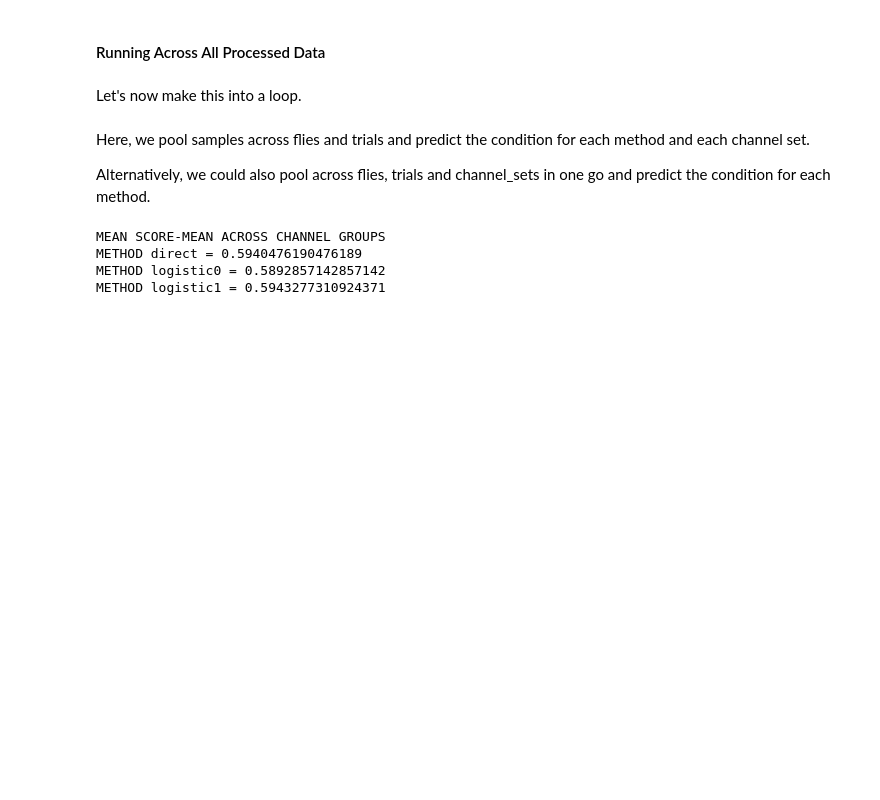
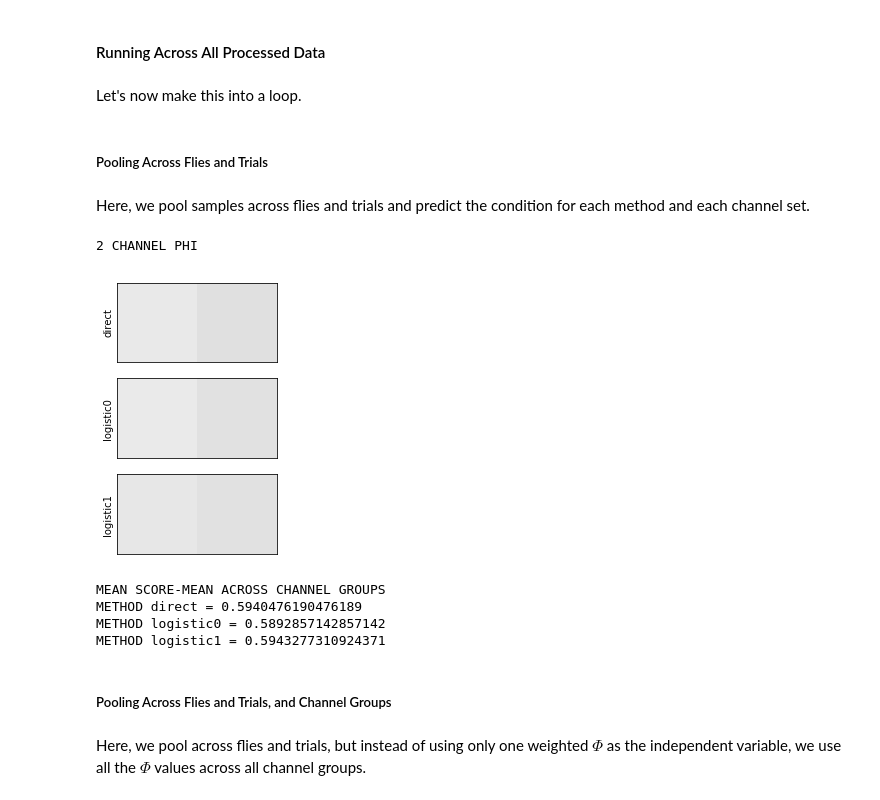
Before and after one commit to wjmn/logistic_phi, a Jupyter notebook: notebooks/exploratory.ipynb, the cells around one changed output. Drawn from its saved outputs; the diff is of its cells as text; code cells hidden in the pictures; blank space fills up the shorter version.

```diff
--- a/notebooks/exploratory.ipynb
+++ b/notebooks/exploratory.ipynb
@@ -568,7 +568,7 @@ def calculate_phis(data, n_test_channels, method, **kwargs):
 # %% [markdown]
 Let's examine one channel group's data.
 # %%
-test_ch_group = sio.loadmat("../data/processed/phis/PHI_2_METHOD_logistic1_CHS_0-1.mat")
+test_ch_group = sio.loadmat("../data/processed/phis/PHI_2_METHOD_logistic1_CHS_0-2.mat")
 # %%
 test_ch_group_results = test_ch_group["ch_group_results"]
 # %%
@@ -748,10 +748,10 @@ np.where(ys_test == ys_predicted, 1, 0).sum() / n_test
 #### Running Across All Processed Data
 # %% [markdown]
 Let's now make this into a loop.
+# %% [markdown]
+##### Pooling Across Flies and Trials
 # %% [markdown]
 Here, we pool samples across flies and trials and predict the condition for each method and each channel set.
-
-Alternatively, we could also pool across flies, trials and channel_sets in one go and predict the condition for each method.
 # %%
 decoding_results = []
 
@@ -759,8 +759,10 @@ glob_str = "../data/processed/phis/PHI_*.mat"
 
 for filename in glob.glob(glob_str):
     method = re.search(r".*METHOD_(.*?)_.*", filename).group(1)
+    ch_set = int(re.search(r".*CHSET_(.*?)_.*", filename).group(1))
     ch_str = filename.split("CHS_")[-1]
     ch_group = tuple(map(int, re.findall(r"\d+", ch_str)))
+    ch_num = len(ch_group)
 
     file_results = sio.loadmat(filename)
     data = file_results["ch_group_results"]
@@ -788,6 +790,30 @@ for filename in glob.glob(glob_str):
     decoding_result["score_std"] = scores.std()
     decoding_result["method"] = method
     decoding_result["ch_group"] = ch_group
+    decoding_result["ch_num"] = ch_num
+    decoding_result["ch_set"] = ch_set
 
     decoding_results.append(decoding_result)
+# %%
+print("2 CHANNEL PHI")
+
+methods = list(set([d.get("method") for d in decoding_results]))
+n_methods = len(methods)
+ch_num = 2
+
+for result in decoding_results:
+    all_methods = np.zeros((n_methods, len(decoding_results) // n_methods))
+    for i, method in enumerate(methods):
+        method_means = [d.get("score_mean") for d in decoding_results if d.get("method") == method]
+        all_methods[i, :] = method_means
+
+for i_m in range(n_methods):
+    plt.subplot(n_methods, 1, i_m+1)
+    plt.imshow(all_methods[i_m, :].reshape(1, -1), vmin=0.5, vmax=1, cmap="Greys")
+    plt.ylabel(methods[i_m])
+    plt.yticks([])
+    plt.xticks([])
+# %% [output]
+2 CHANNEL PHI
+[figure, added]
 # %%
@@ -804,3 +828,7 @@ MEAN SCORE-MEAN ACROSS CHANNEL GROUPS
 METHOD direct = 0.5940476190476189
 METHOD logistic0 = 0.5892857142857142
 METHOD logistic1 = 0.5943277310924371
+# %% [markdown]
+##### Pooling Across Flies and Trials, and Channel Groups
+# %% [markdown]
+Here, we pool across flies and trials, but instead of using only one weighted $\Phi$ as the independent variable, we use all the $\Phi$ values across all channel groups.
```
Also changed, not shown: parts of 7 cells of this notebook, 7 other files.
